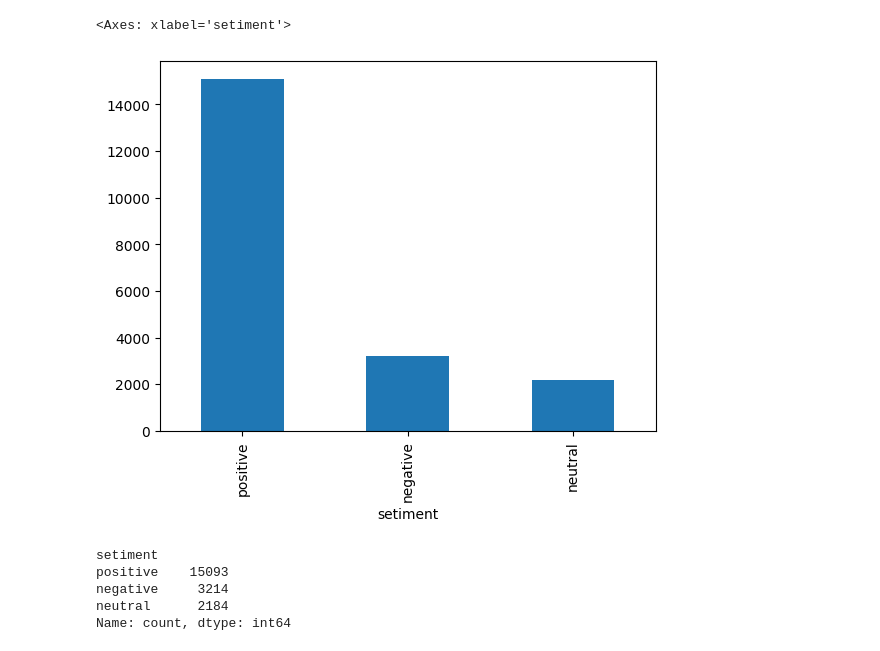
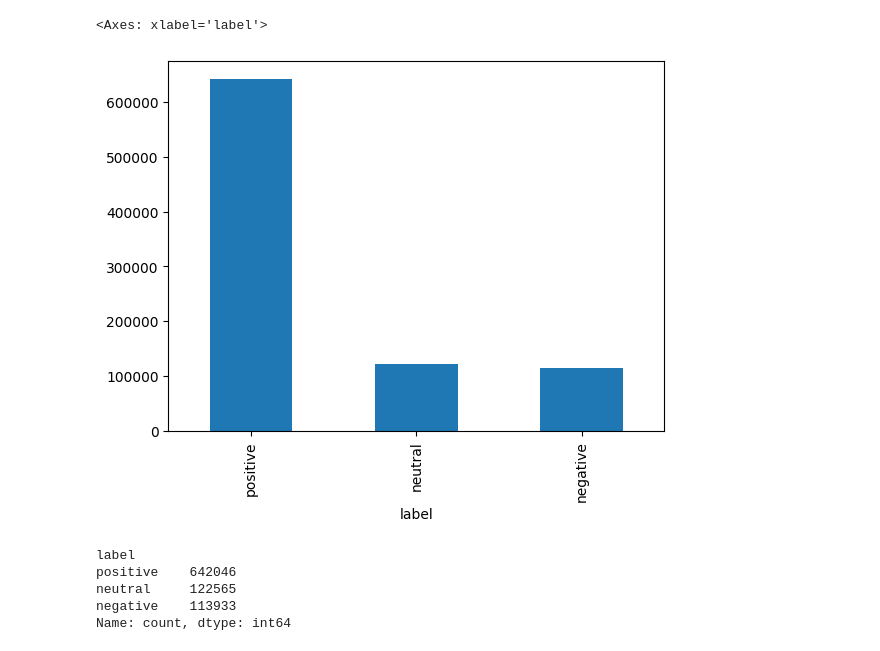
Before and after one commit to mausneg/Aspect-Based-Sentiment-Analysis-Hotel-Review, a Jupyter notebook: preprosessing.ipynb, the cells around one changed output. Cells and saved outputs as stored; diff of their text form; code cells hidden in the pictures.

```diff
--- a/preprosessing.ipynb
+++ b/preprosessing.ipynb
@@ -55,0 +33,4 @@ df['setiment'] = df['Rating'].apply(encode_rating)
+# %%
+df_data = pd.read_csv('Data/data_2/review.csv')
+df_data = df_data[['ratings_overall', 'title', 'text']]
+df_data
@@ -56,13 +87,23 @@ df['setiment'] = df['Rating'].apply(encode_rating)
+# %%
+encoding = {
+    1: 'negative',
+    2: 'negative',
+    3: 'neutral',
+    4: 'positive',
+    5: 'positive'
+}
+# %%
+df_data['label'] = df_data['ratings_overall'].map(encoding)
 # %%
-df['setiment'].value_counts().plot(kind='bar')
+df_data['label'].value_counts().plot(kind='bar')
 # %% [output]
-<Axes: xlabel='setiment'>
+<Axes: xlabel='label'>
-[figure, old version]
+[figure, new version]
-# %%
-df['setiment'].value_counts()
-# %% [output]
-setiment
-positive    15093
-negative     3214
-neutral      2184
-Name: count, dtype: int64
+# %%
+df_data['label'].value_counts()
+# %% [output]
+label
+positive    642046
+neutral     122565
+negative    113933
+Name: count, dtype: int64
```
Also changed, not shown: parts of 40 cells of this notebook, 8 other files.
